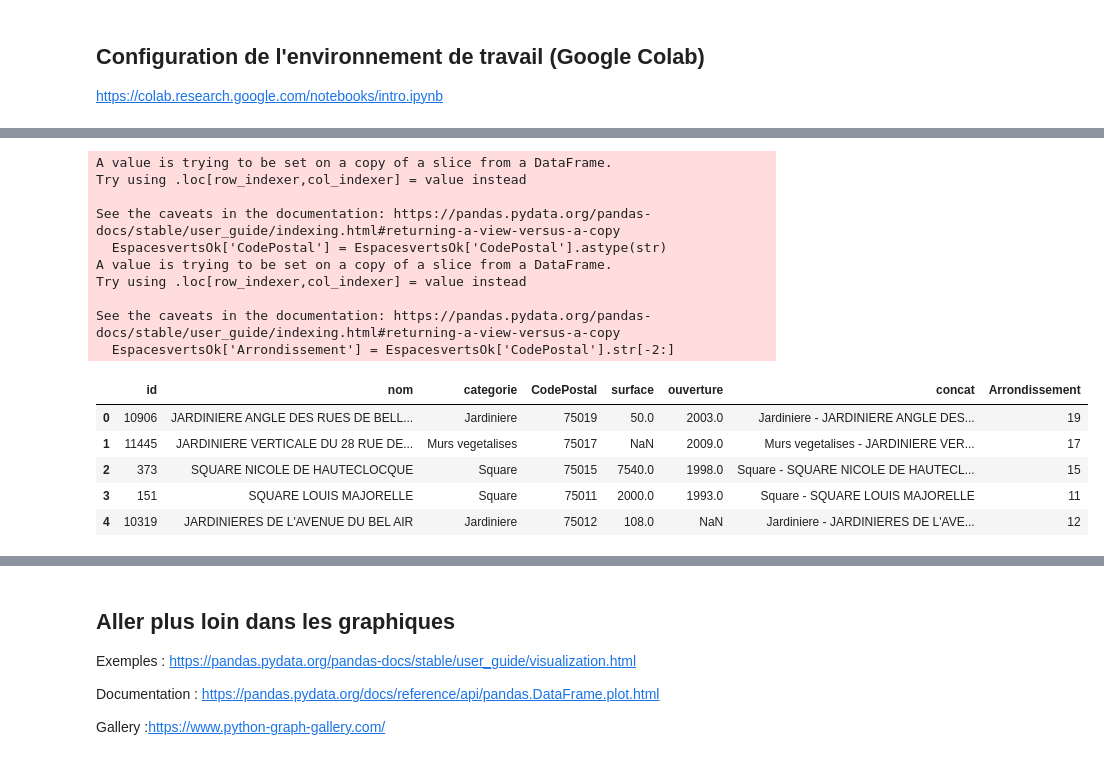
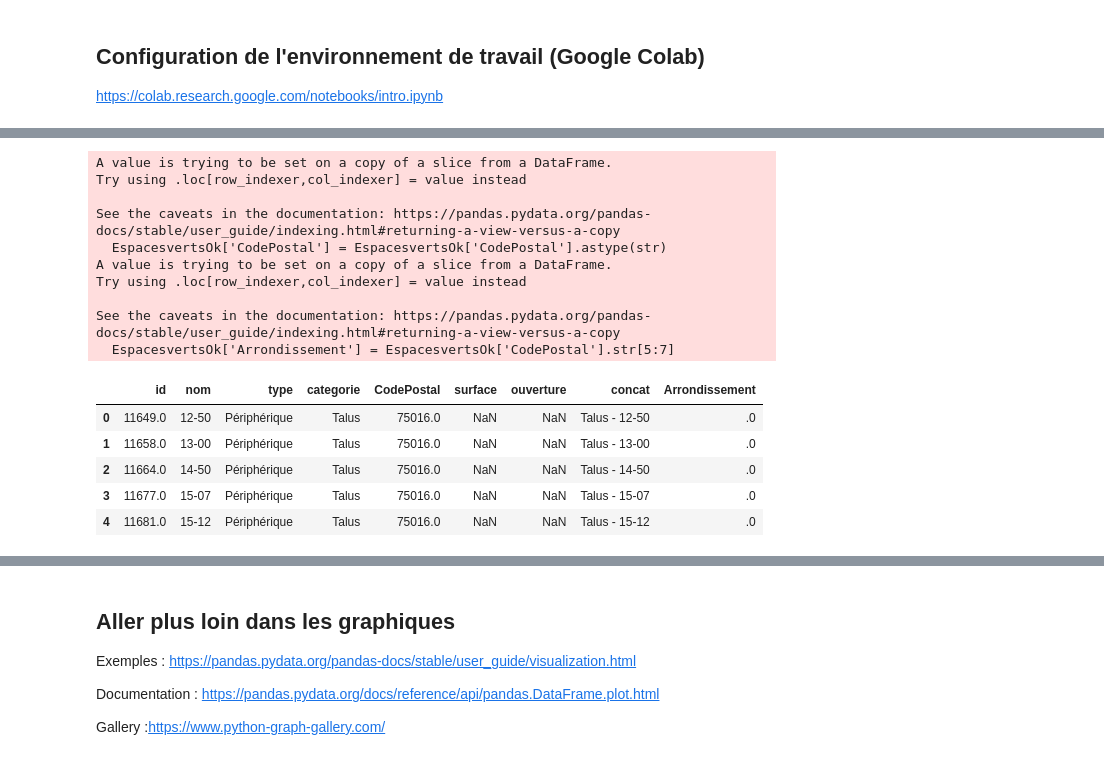
Before and after one commit to mastersigat/GeoPandas, a Jupyter notebook: Séance_1_(intro_Pandas).ipynb, the cells around one changed output, grey strips where cells are left out. Saved outputs shown, nothing was run; the diff lists cells and outputs as text; code cells hidden in the pictures.

```diff
--- a/Séance_1_(intro_Pandas).ipynb
+++ b/Séance_1_(intro_Pandas).ipynb
@@ -109,6 +93,6 @@ Espacesverts['nsq_espace_vert'].size
 # %%
 #Réorganiser la table (sélection des colonnes importantes)
 
-EspacesvertsOk = Espacesverts[["nsq_espace_vert", "nom_ev", "categorie", "adresse_codepostal", "surface_totale_reelle", "annee_ouverture"]]
+EspacesvertsOk = Espacesverts[["nsq_espace_vert", "nom_ev", "type_ev", "categorie", "adresse_codepostal", "surface_totale_reelle", "annee_ouverture"]]
 EspacesvertsOk.head()
 # %% [output]
@@ -121,7 +105,7 @@ EspacesvertsOk.head()
 # %%
 # Renommer les noms des champs
 
-EspacesvertsOk.rename(columns={'nsq_espace_vert': 'id','nom_ev': 'nom','adresse_codepostal': 'CodePostal', 'surface_totale_reelle' : 'surface', 'annee_ouverture': 'ouverture'}, inplace=True)
+EspacesvertsOk.rename(columns={'nsq_espace_vert': 'id','nom_ev': 'nom', 'type_ev': 'type', 'adresse_codepostal': 'CodePostal', 'surface_totale_reelle' : 'surface', 'annee_ouverture': 'ouverture'}, inplace=True)
 EspacesvertsOk.head()
 # %% [output]
 A value is trying to be set on a copy of a slice from a DataFrame
@@ -137,5 +134,7 @@ See the caveats in the documentation: https://pandas.pydata.org/pandas-docs/stab
 # %%
 #Changer le type d'une colonne
 EspacesvertsOk['id'] = EspacesvertsOk['id'].astype(str)
+EspacesvertsOk['CodePostal'] = EspacesvertsOk['CodePostal'].astype(int)
+
 EspacesvertsOk.dtypes
 # %% [output]
@@ -154,3 +149,5 @@ dtype: object
+# %%
+EspacesvertsOk = EspacesvertsOk.dropna(subset=['CodePostal'])
 # %%
 # Concaténer des champs
 EspacesvertsOk["concat"] = EspacesvertsOk["categorie"] + " - " + EspacesvertsOk["nom"]
@@ -170,22 +162,22 @@ See the caveats in the documentation: https://pandas.pydata.org/pandas-docs/stab
 # %%
 #Diviser un champ
 EspacesvertsOk['CodePostal'] = EspacesvertsOk['CodePostal'].astype(str)
-EspacesvertsOk['Arrondissement'] = EspacesvertsOk['CodePostal'].str[-2:]
+EspacesvertsOk['Arrondissement'] = EspacesvertsOk['CodePostal'].str[5:7]
 EspacesvertsOk.head()
 # %% [output]
 A value is trying to be set on a copy of a slice from a DataFrame.
 Try using .loc[row_indexer,col_indexer] = value instead
 
 See the caveats in the documentation: https://pandas.pydata.org/pandas-docs/stable/user_guide/indexing.html#returning-a-view-versus-a-copy
   EspacesvertsOk['CodePostal'] = EspacesvertsOk['CodePostal'].astype(str)
 A value is trying to be set on a copy of a slice from a DataFrame.
 Try using .loc[row_indexer,col_indexer] = value instead
 
 See the caveats in the documentation: https://pandas.pydata.org/pandas-docs/stable/user_guide/indexing.html#returning-a-view-versus-a-copy
-  EspacesvertsOk['Arrondissement'] = EspacesvertsOk['CodePostal'].str[-2:]
+  EspacesvertsOk['Arrondissement'] = EspacesvertsOk['CodePostal'].str[5:7]
-|  | id | nom | categorie | CodePostal | surface | ouverture | concat | Arrondissement |
-| 0 | 10906 | JARDINIERE ANGLE DES RUES DE BELL... | Jardiniere | 75019 | 50.0 | 2003.0 | Jardiniere - JARDINIERE ANGLE DES... | 19 |
-| 1 | 11445 | JARDINIERE VERTICALE DU 28 RUE DE... | Murs vegetalises | 75017 | NaN | 2009.0 | Murs vegetalises - JARDINIERE VER... | 17 |
-| 2 | 373 | SQUARE NICOLE DE HAUTECLOCQUE | Square | 75015 | 7540.0 | 1998.0 | Square - SQUARE NICOLE DE HAUTECL... | 15 |
-| 3 | 151 | SQUARE LOUIS MAJORELLE | Square | 75011 | 2000.0 | 1993.0 | Square - SQUARE LOUIS MAJORELLE | 11 |
-| 4 | 10319 | JARDINIERES DE L'AVENUE DU BEL AIR | Jardiniere | 75012 | 108.0 | NaN | Jardiniere - JARDINIERES DE L'AVE... | 12 |
+|  | id | nom | type | categorie | CodePostal | surface | ouverture | concat | Arrondissement |
+| 0 | 11649.0 | 12-50 | Périphérique | Talus | 75016.0 | NaN | NaN | Talus - 12-50 | .0 |
+| 1 | 11658.0 | 13-00 | Périphérique | Talus | 75016.0 | NaN | NaN | Talus - 13-00 | .0 |
+| 2 | 11664.0 | 14-50 | Périphérique | Talus | 75016.0 | NaN | NaN | Talus - 14-50 | .0 |
+| 3 | 11677.0 | 15-07 | Périphérique | Talus | 75016.0 | NaN | NaN | Talus - 15-07 | .0 |
+| 4 | 11681.0 | 15-12 | Périphérique | Talus | 75016.0 | NaN | NaN | Talus - 15-12 | .0 |
```
Also changed, not shown: parts of 43 cells of this notebook.
